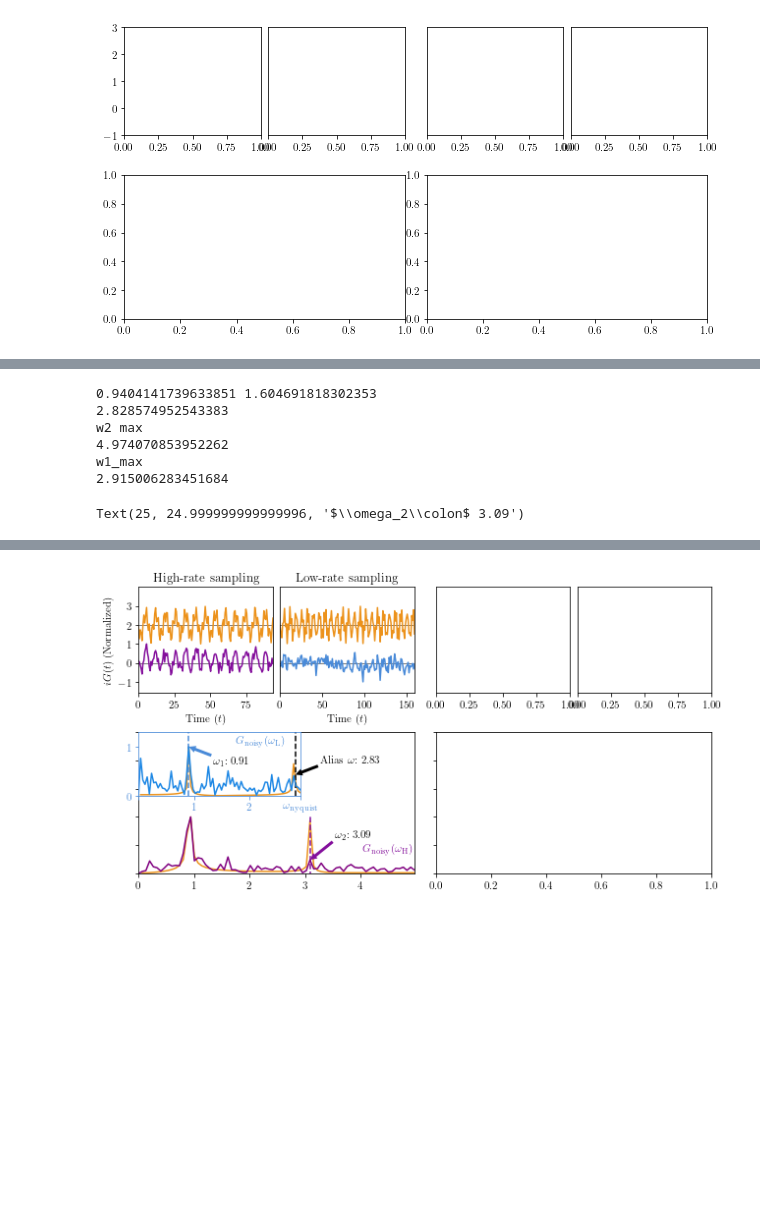
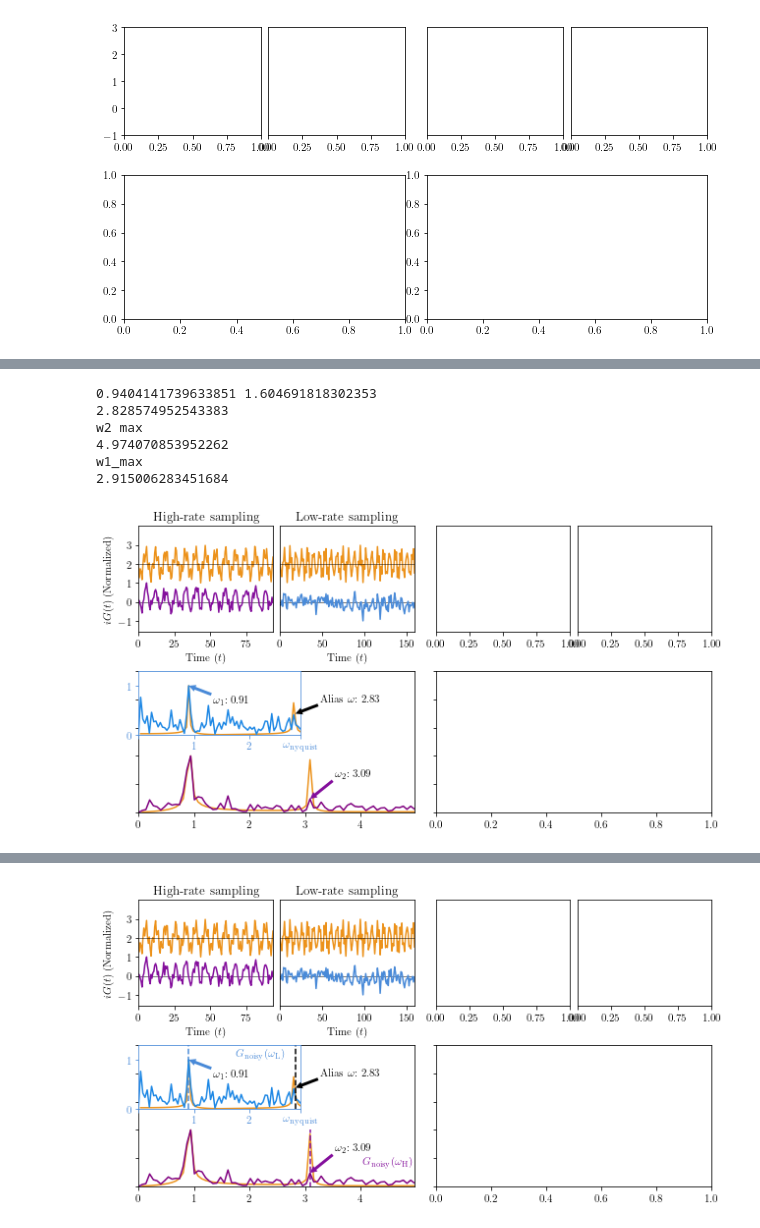
Before and after one commit to kemperlab/Cartan_DMFT, a Jupyter notebook: figures/Figure_4.ipynb, the cells around one changed output, grey strips where cells are left out. Drawn from its saved outputs; the diff is of its cells as text; code cells hidden in the pictures; blank space fills up the shorter version.

```diff
--- a/figures/Figure_4.ipynb
+++ b/figures/Figure_4.ipynb
@@ -260,31 +299,33 @@ inset.tick_params(axis='x', colors=color2)
 inset.tick_params(axis='y', colors=color2)
 inset.plot(we, ye, color=color3, zorder=-1)
 
 
 omega_1_computed = 0.906015466478226
 omega_2_computed = 3.09198999029464
 inset.plot(w1, abs(y1), color='#1e88e5ff')#, label='Low Frequency Sampling')
 ax_2_FFT.plot(w2, abs(y2), color='purple')#, label='High Frequency Sampling')
 #ax_2_FFT.vlines(max(w1), 0, 5, color='k', linestyles='dashed')
 
 ax_2_FFT.set_ylim(0,2.5)
 ax_2_FFT.set_yticklabels([])
 #inset.vlines(omega1, 0, 1, color=color3, linestyles='solid', label=r'$\omega_{1,e}$:' + ' {}'.format(np.round(omega1,2)), zorder=-1)
 #ax_2_FFT.vlines(omega2, 0, 1, color=color3, linestyles='solid', label=r'$\omega_{2,e}$:' + ' {}'.format(np.round(omega2,2)), zorder=-1)
 #ax_2_FFT.legend()
 
 inset.annotate(r'Alias $\omega\colon$ {alias}'.format(alias=np.round(highPerceived, 2)), xy=(highPerceived, max(y1[-20:])), textcoords='offset points', xytext=(25, 25*np.tan(np.deg2rad(30))), va='center', arrowprops=dict(facecolor='k', width=3, headwidth=7, headlength=7, linewidth=0))  # , shrink=0.01))
 #ax_2_FFT.annotate(r'{alias}'.format(alias=np.round(highPerceived,4)), xy=(highPerceived, max(y1[-20:])), xytext=(highPerceived+0.8, 1.7))
 
 inset.annotate(r'$\omega_1\colon$ {omegaNoisy}'.format(omegaNoisy=np.round(omega_1_computed, 2)), xy=(omega_1_computed, 1), textcoords='offset points', xytext=(25, 25*np.tan(np.deg2rad(-30))), va='center',  arrowprops=dict(width=3, headwidth=7, headlength=7, facecolor=color2, linewidth=0))  # , shrink=0.01))
 ax_2_FFT.set_xlim(min(w2), max(w2))
 # shrink=0.01))
 ax_2_FFT.annotate(r'$\omega_2\colon$ {omegaNoisy}'.format(omegaNoisy=np.round(omega_2_computed, 2)), xy=(omega_2_computed, max(y2[30:120])), textcoords='offset points', xytext=(25, 25*np.tan(np.deg2rad(45))), va='center', arrowprops=dict(facecolor=color1, width=3, headwidth=7, headlength=7, linewidth=0))
+
+fig_combined
 # %% [output]
 0.9404141739633851 1.604691818302353
 2.828574952543383
 w2 max
 4.974070853952262
 w1_max
 2.915006283451684
-Text(25, 24.999999999999996, '$\\omega_2\\colon$ 3.09')
+[figure, added]
```
Also changed, not shown: parts of 7 cells of this notebook, 3 other files.
